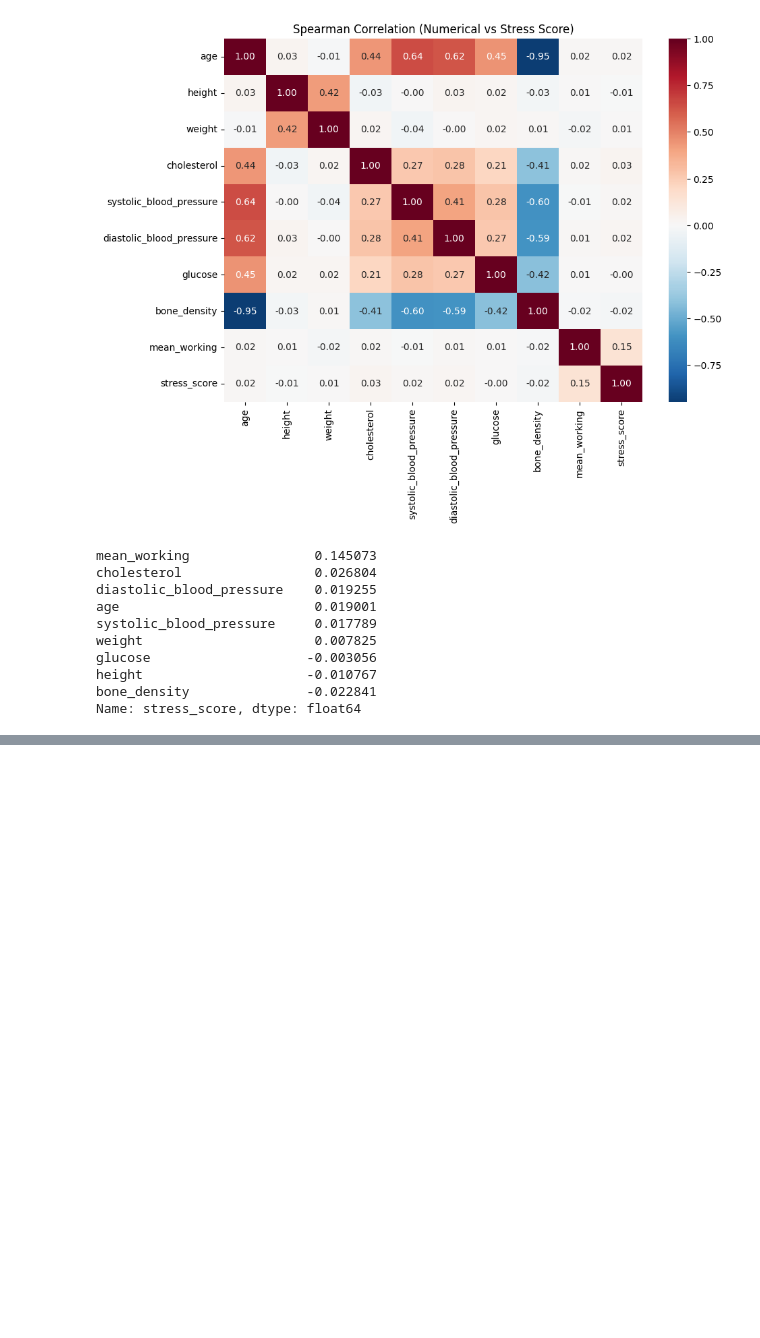
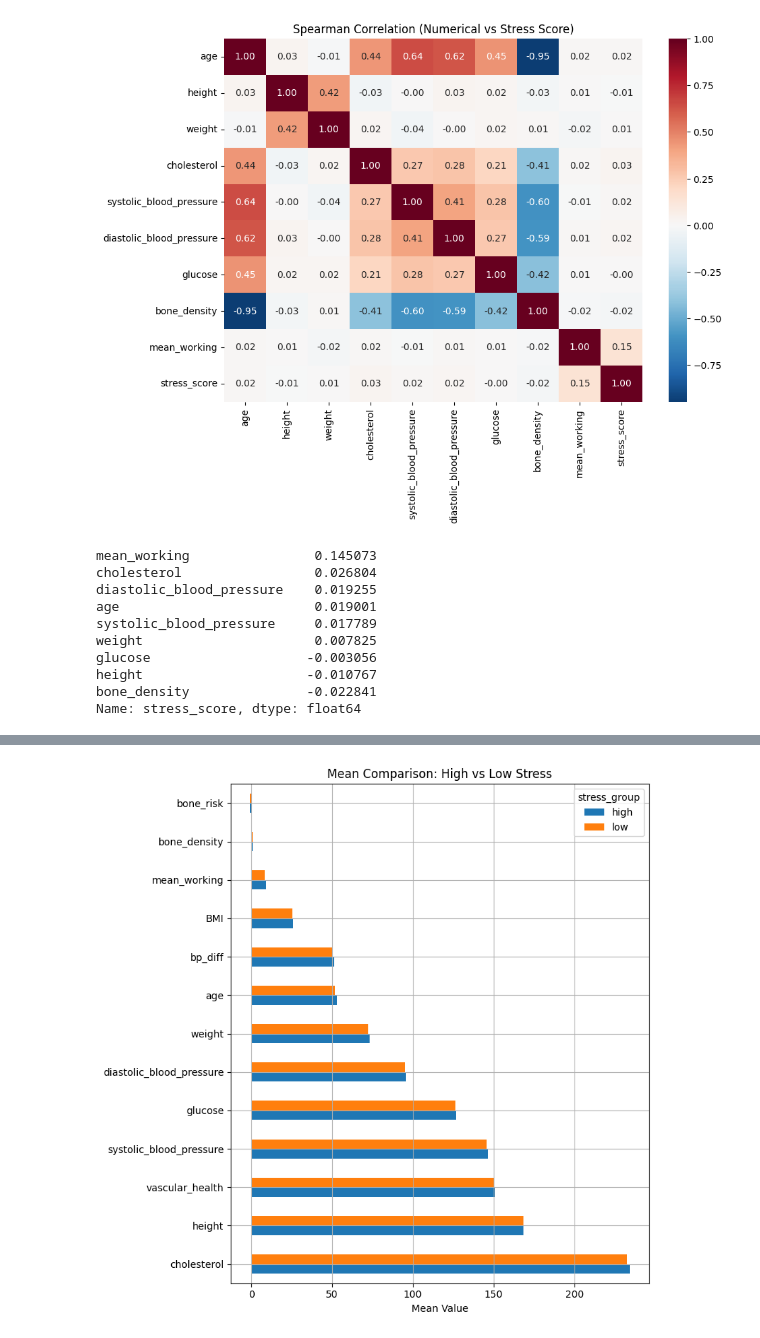
Before and after one commit to moonhimchan/data_analyst_project, a Jupyter notebook: dacon/데이콘 Basic 스트레스 지수 예측/submit/submit03.ipynb, the cells around one changed output, grey strips where cells are left out. Saved outputs shown, nothing was run; the diff lists cells and outputs as text; code cells hidden in the pictures; blank space fills up the shorter version.

```diff
--- a/dacon/데이콘 Basic 스트레스 지수 예측/submit/submit03.ipynb
+++ b/dacon/데이콘 Basic 스트레스 지수 예측/submit/submit03.ipynb
@@ -172,0 +159,12 @@ Length: 3000, dtype: float64
+# %%
+# 혈관 건강 점수 (평균)
+train["vascular_health"] = train[["cholesterol", "systolic_blood_pressure", "diastolic_blood_pressure", "glucose"]].mean(axis=1)
+
+# 뼈 건강 지표
+train["bone_risk"] = -train["bone_density"]  # 낮을수록 위험하므로 음수 처리
+
+# BMI
+train["BMI"] = train["weight"] / ((train["height"] / 100) ** 2)
+
+# 혈압 차이
+train["bp_diff"] = train["systolic_blood_pressure"] - train["diastolic_blood_pressure"]
@@ -172,0 +192,7 @@ Length: 3000, dtype: float64
+# %%
+high_threshold = train["stress_score"].quantile(0.75)
+low_threshold = train["stress_score"].quantile(0.25)
+
+train["stress_group"] = train["stress_score"].apply(
+    lambda x: "high" if x >= high_threshold else ("low" if x <= low_threshold else "mid")
+)
@@ -172,0 +209,15 @@ Length: 3000, dtype: float64
+# %%
+num_cols = train.select_dtypes(include=[np.number]).columns.drop(["stress_score"])
+
+group_mean = train[train["stress_group"].isin(["high", "low"])]\
+    .groupby("stress_group")[num_cols]\
+    .mean().T.sort_values("high", ascending=False)
+
+import matplotlib.pyplot as plt
+
+group_mean.plot(kind="barh", figsize=(8, 8), title="Mean Comparison: High vs Low Stress")
+plt.xlabel("Mean Value")
+plt.grid(True)
+plt.tight_layout()
+# %% [output]
+[figure, added]
```
Also changed, not shown: parts of 14 cells of this notebook, 1 other file.
